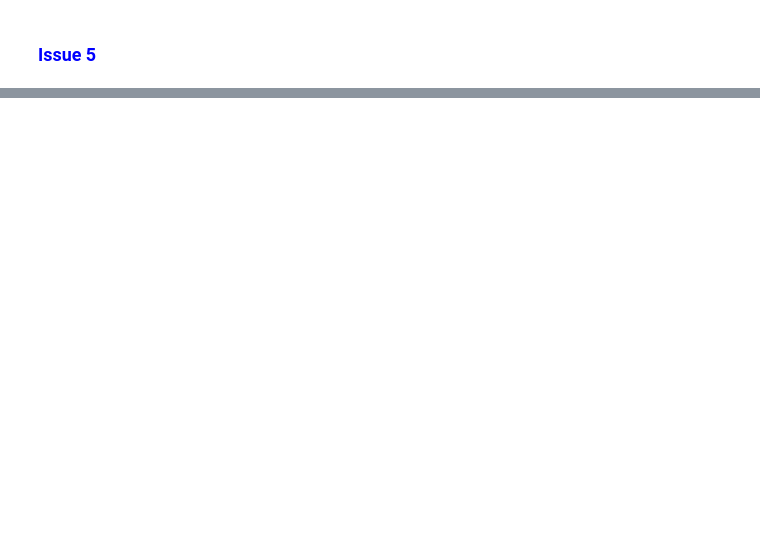
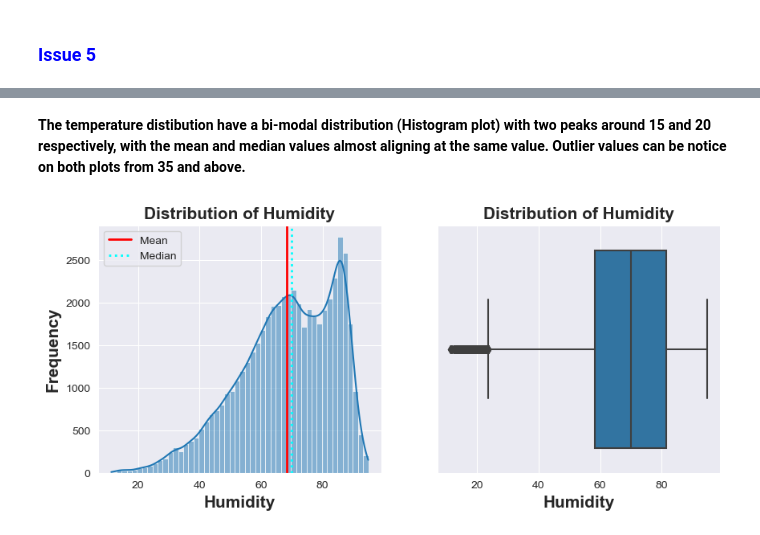
Before and after one commit to Merci93/Electric_Power_Consumption, a Jupyter notebook: Tetouan_Power_Consumption.ipynb, the cells around one changed output, grey strips where cells are left out. Drawn from its saved outputs; the diff is of its cells as text; code cells hidden in the pictures; blank space fills up the shorter version.

```diff
--- a/Tetouan_Power_Consumption.ipynb
+++ b/Tetouan_Power_Consumption.ipynb
@@ -240,0 +240,12 @@ data_.to_csv('Master_dataset.csv', index = False)
+# %% [markdown]
+**The temperature distibution have a bi-modal distribution (Histogram plot) with two peaks around 15 and 20 respectively, with the mean and median values almost aligning at the same value. Outlier values can be notice on both plots from 35 and above.**
+# %%
+# Humidity distribution
+plt.figure(figsize = [10, 4])
+plt.subplot(1, 2, 1)
+hist_plot(df, 'humidity', 'Distribution of Humidity', 'Humidity', 'Frequency', 50, True)
+
+plt.subplot(1, 2, 2)
+box_plot(df,'humidity', 'Distribution of Humidity', 'Humidity')
+# %% [output]
+[figure, added]
```
Also changed, not shown: parts of 32 cells of this notebook.
